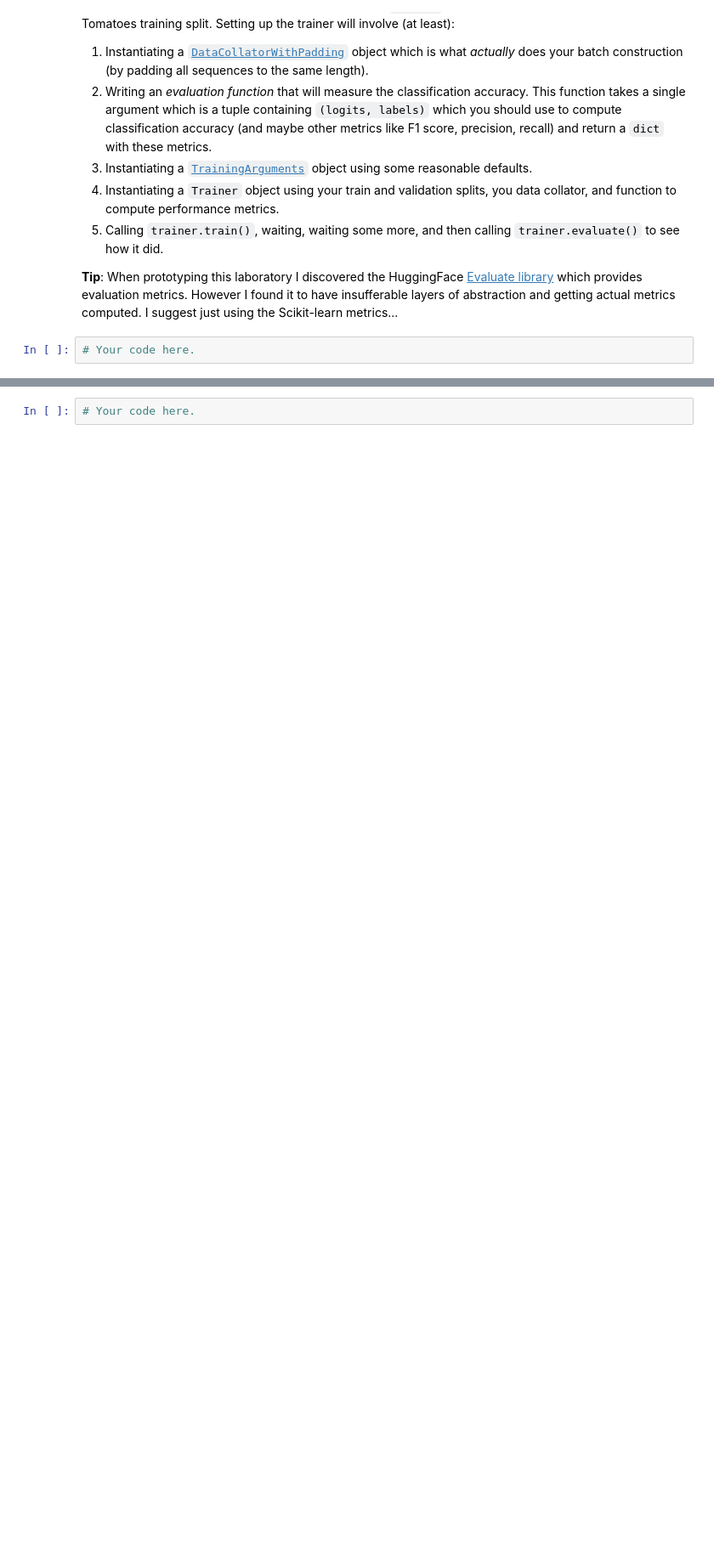
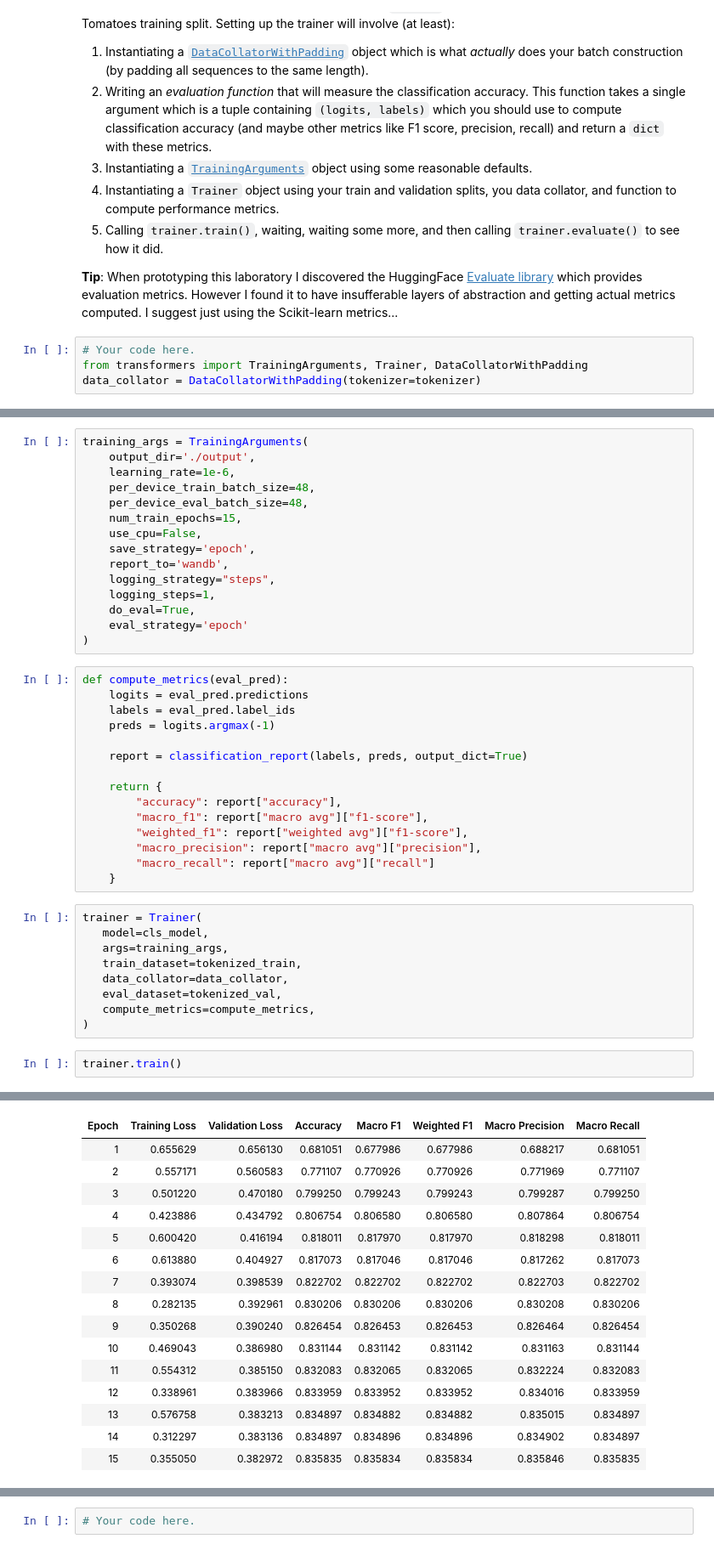
Before and after one commit to Nicco-Zanni/DLA_Homeworks, a Jupyter notebook: Homework02/DLA-Lab2.ipynb, the cells around one changed output, grey strips where cells are left out. Shown at 85% size. Saved outputs shown, nothing was run; the diff lists cells and outputs as text; blank space fills up the shorter version.

```diff
--- a/Homework02/DLA-Lab2.ipynb
+++ b/Homework02/DLA-Lab2.ipynb
@@ -428,3 +564,5 @@ Finally. In this exercise you should use a HuggingFace [`Trainer`](https://huggi
 **Tip**: When prototyping this laboratory I discovered the HuggingFace [Evaluate library](https://huggingface.co/docs/evaluate/en/index) which provides evaluation metrics. However I found it to have insufferable layers of abstraction and getting actual metrics computed. I suggest just using the Scikit-learn metrics...
 # %%
 # Your code here.
+from transformers import TrainingArguments, Trainer, DataCollatorWithPadding
+data_collator = DataCollatorWithPadding(tokenizer=tokenizer)
@@ -430,0 +579,42 @@ Finally. In this exercise you should use a HuggingFace [`Trainer`](https://huggi
+# %%
+training_args = TrainingArguments(
+    output_dir='./output',
+    learning_rate=1e-6,
+    per_device_train_batch_size=48,
+    per_device_eval_batch_size=48,
+    num_train_epochs=15,
+    use_cpu=False,
+    save_strategy='epoch',
+    report_to='wandb',
+    logging_strategy="steps",
+    logging_steps=1,
+    do_eval=True,
+    eval_strategy='epoch'
+)
+# %%
+def compute_metrics(eval_pred):
+    logits = eval_pred.predictions
+    labels = eval_pred.label_ids
+    preds = logits.argmax(-1)
+
+    report = classification_report(labels, preds, output_dict=True)
+
+    return {
+        "accuracy": report["accuracy"],
+        "macro_f1": report["macro avg"]["f1-score"],
+        "weighted_f1": report["weighted avg"]["f1-score"],
+        "macro_precision": report["macro avg"]["precision"],
+        "macro_recall": report["macro avg"]["recall"]
+    }
+# %%
+trainer = Trainer(
+   model=cls_model,
+   args=training_args,
+   train_dataset=tokenized_train,
+   data_collator=data_collator,
+   eval_dataset=tokenized_val,
+   compute_metrics=compute_metrics,
+)
+# %%
+trainer.train()
+# %% [output]
@@ -430,0 +622,16 @@ Finally. In this exercise you should use a HuggingFace [`Trainer`](https://huggi
+| Epoch | Training Loss | Validation Loss | Accuracy | Macro F1 | Weighted F1 | Macro Precision | Macro Recall |
+| 1 | 0.655629 | 0.656130 | 0.681051 | 0.677986 | 0.677986 | 0.688217 | 0.681051 |
+| 2 | 0.557171 | 0.560583 | 0.771107 | 0.770926 | 0.770926 | 0.771969 | 0.771107 |
+| 3 | 0.501220 | 0.470180 | 0.799250 | 0.799243 | 0.799243 | 0.799287 | 0.799250 |
+| 4 | 0.423886 | 0.434792 | 0.806754 | 0.806580 | 0.806580 | 0.807864 | 0.806754 |
+| 5 | 0.600420 | 0.416194 | 0.818011 | 0.817970 | 0.817970 | 0.818298 | 0.818011 |
+| 6 | 0.613880 | 0.404927 | 0.817073 | 0.817046 | 0.817046 | 0.817262 | 0.817073 |
+| 7 | 0.393074 | 0.398539 | 0.822702 | 0.822702 | 0.822702 | 0.822703 | 0.822702 |
+| 8 | 0.282135 | 0.392961 | 0.830206 | 0.830206 | 0.830206 | 0.830208 | 0.830206 |
+| 9 | 0.350268 | 0.390240 | 0.826454 | 0.826453 | 0.826453 | 0.826464 | 0.826454 |
+| 10 | 0.469043 | 0.386980 | 0.831144 | 0.831142 | 0.831142 | 0.831163 | 0.831144 |
+| 11 | 0.554312 | 0.385150 | 0.832083 | 0.832065 | 0.832065 | 0.832224 | 0.832083 |
+| 12 | 0.338961 | 0.383966 | 0.833959 | 0.833952 | 0.833952 | 0.834016 | 0.833959 |
+| 13 | 0.576758 | 0.383213 | 0.834897 | 0.834882 | 0.834882 | 0.835015 | 0.834897 |
+| 14 | 0.312297 | 0.383136 | 0.834897 | 0.834896 | 0.834896 | 0.834902 | 0.834897 |
+| 15 | 0.355050 | 0.382972 | 0.835835 | 0.835834 | 0.835834 | 0.835846 | 0.835835 |
```
Also changed, not shown: parts of 17 cells of this notebook, 3 other files.
